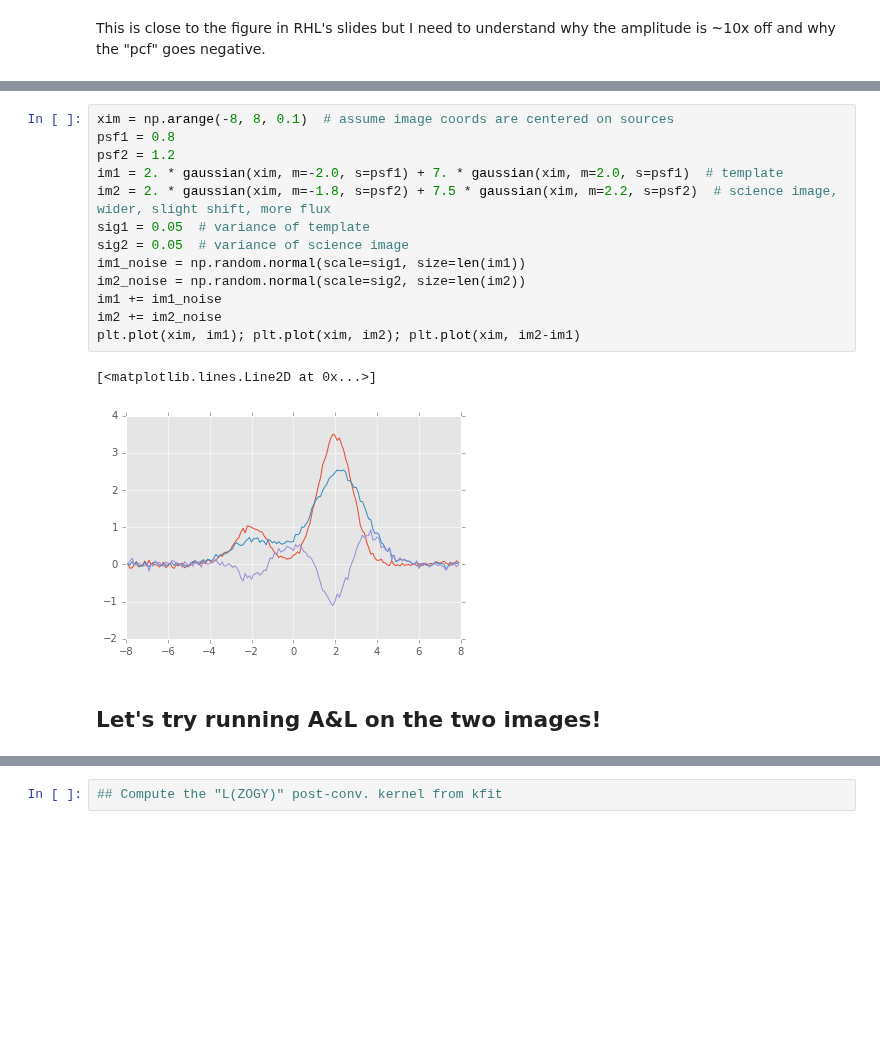
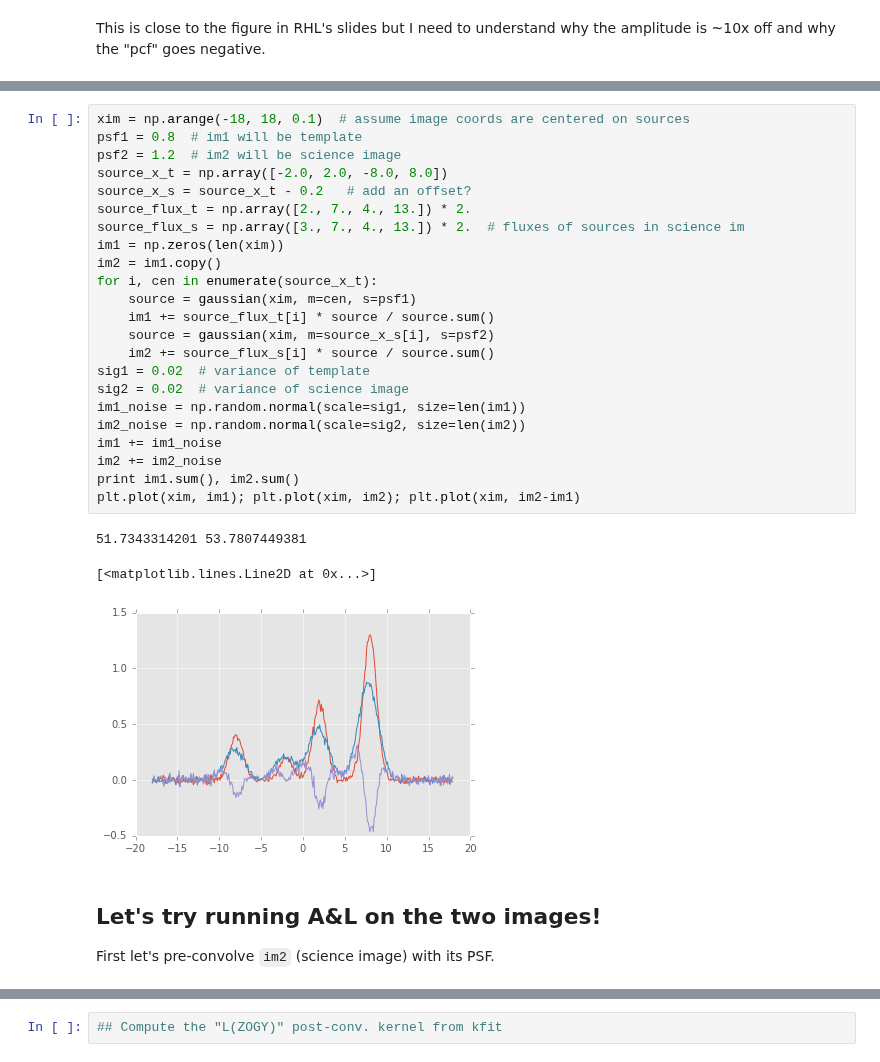
Before and after one commit to lsst-dm/diffimTests, a Jupyter notebook: 5. Test Lupton(ZOGY) post convolution kernel on simulated (noisy) data.ipynb, the cells around one changed output, grey strips where cells are left out. Drawn from its saved outputs; the diff is of its cells as text; blank space fills up the shorter version.

```diff
--- a/5. Test Lupton(ZOGY) post convolution kernel on simulated (noisy) data.ipynb
+++ b/5. Test Lupton(ZOGY) post convolution kernel on simulated (noisy) data.ipynb
@@ -132,18 +137,31 @@ This is close to the figure in RHL's slides but I need to understand why the amp
 # %%
-xim = np.arange(-8, 8, 0.1)  # assume image coords are centered on sources
-psf1 = 0.8
-psf2 = 1.2
-im1 = 2. * gaussian(xim, m=-2.0, s=psf1) + 7. * gaussian(xim, m=2.0, s=psf1)  # template
-im2 = 2. * gaussian(xim, m=-1.8, s=psf2) + 7.5 * gaussian(xim, m=2.2, s=psf2)  # science image, wider, slight shift, more flux
-sig1 = 0.05  # variance of template
-sig2 = 0.05  # variance of science image
+xim = np.arange(-18, 18, 0.1)  # assume image coords are centered on sources
+psf1 = 0.8  # im1 will be template
+psf2 = 1.2  # im2 will be science image
+source_x_t = np.array([-2.0, 2.0, -8.0, 8.0])
+source_x_s = source_x_t - 0.2   # add an offset?
+source_flux_t = np.array([2., 7., 4., 13.]) * 2.
+source_flux_s = np.array([3., 7., 4., 13.]) * 2.  # fluxes of sources in science im
+im1 = np.zeros(len(xim))
+im2 = im1.copy()
+for i, cen in enumerate(source_x_t):
+    source = gaussian(xim, m=cen, s=psf1)
+    im1 += source_flux_t[i] * source / source.sum()
+    source = gaussian(xim, m=source_x_s[i], s=psf2)
+    im2 += source_flux_s[i] * source / source.sum()
+sig1 = 0.02  # variance of template
+sig2 = 0.02  # variance of science image
 im1_noise = np.random.normal(scale=sig1, size=len(im1))
 im2_noise = np.random.normal(scale=sig2, size=len(im2))
 im1 += im1_noise
 im2 += im2_noise
+print im1.sum(), im2.sum()
 plt.plot(xim, im1); plt.plot(xim, im2); plt.plot(xim, im2-im1)
 # %% [output]
-[<matplotlib.lines.Line2D at 0x...>]
+51.7343314201 53.7807449381
+[<matplotlib.lines.Line2D at 0x...>]
-[figure, old version]
+[figure, new version]
 # %% [markdown]
 ## Let's try running A&L on the two images!
+
+First let's pre-convolve `im2` (science image) with its PSF.
```
Also changed, not shown: parts of 15 cells of this notebook.
